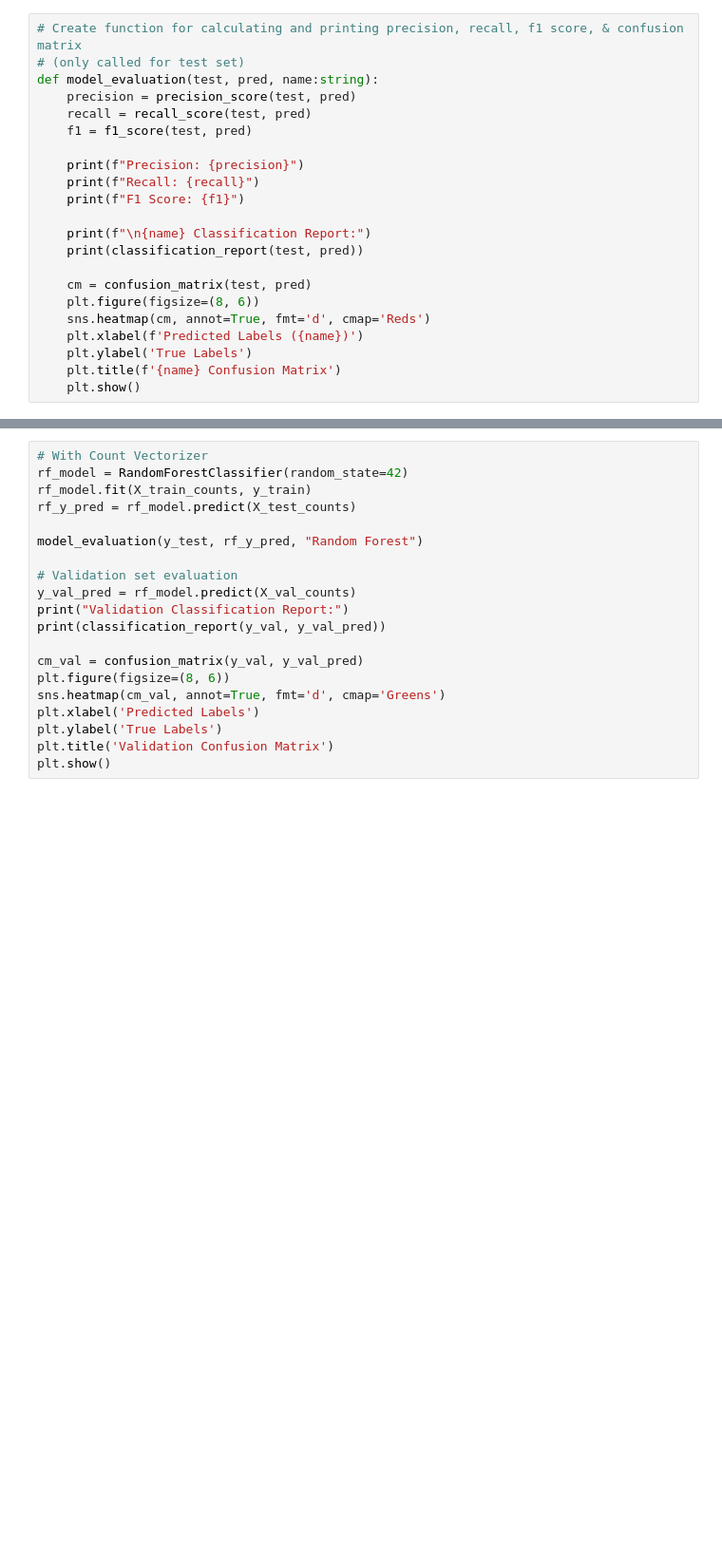
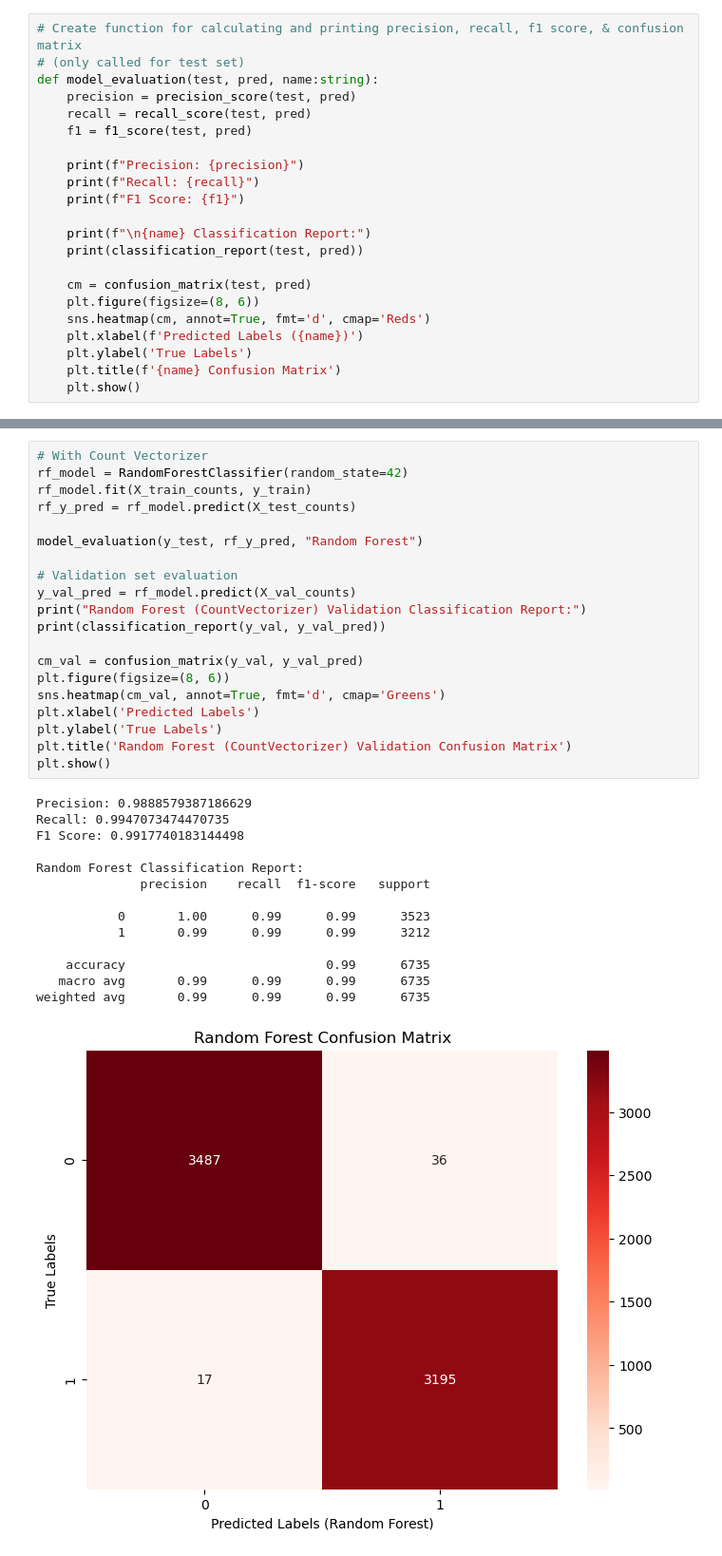
Before and after one commit to rrdu/ECE-580-Project, a Jupyter notebook: ECE 580 Project Code.ipynb, the cells around one changed output, grey strips where cells are left out. Shown at 95% size. Drawn from its saved outputs; the diff is of its cells as text; blank space fills up the shorter version.

```diff
--- a/ECE 580 Project Code.ipynb
+++ b/ECE 580 Project Code.ipynb
@@ -367,20 +503,35 @@ plt.show()
 # %%
 # With Count Vectorizer
 rf_model = RandomForestClassifier(random_state=42)
 rf_model.fit(X_train_counts, y_train)
 rf_y_pred = rf_model.predict(X_test_counts)
 
 model_evaluation(y_test, rf_y_pred, "Random Forest")
 
 # Validation set evaluation
 y_val_pred = rf_model.predict(X_val_counts)
-print("Validation Classification Report:")
+print("Random Forest (CountVectorizer) Validation Classification Report:")
 print(classification_report(y_val, y_val_pred))
 
 cm_val = confusion_matrix(y_val, y_val_pred)
 plt.figure(figsize=(8, 6))
 sns.heatmap(cm_val, annot=True, fmt='d', cmap='Greens')
 plt.xlabel('Predicted Labels')
 plt.ylabel('True Labels')
-plt.title('Validation Confusion Matrix')
+plt.title('Random Forest (CountVectorizer) Validation Confusion Matrix')
 plt.show()
+# %% [output]
+Precision: 0.9888579387186629
+Recall: 0.9947073474470735
+F1 Score: 0.9917740183144498
+
+Random Forest Classification Report:
+              precision    recall  f1-score   support
+
+           0       1.00      0.99      0.99      3523
+           1       0.99      0.99      0.99      3212
+
+    accuracy                           0.99      6735
+   macro avg       0.99      0.99      0.99      6735
+weighted avg       0.99      0.99      0.99      6735
+[figure, added]
```
Also changed, not shown: parts of 38 cells of this notebook, 2 other files.
